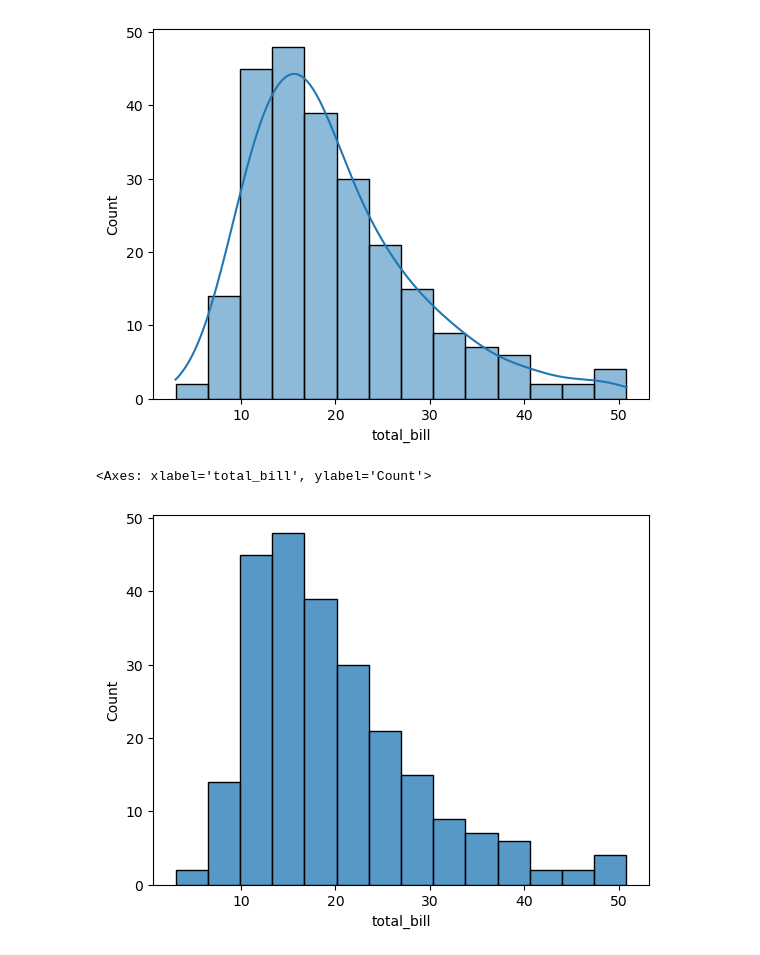
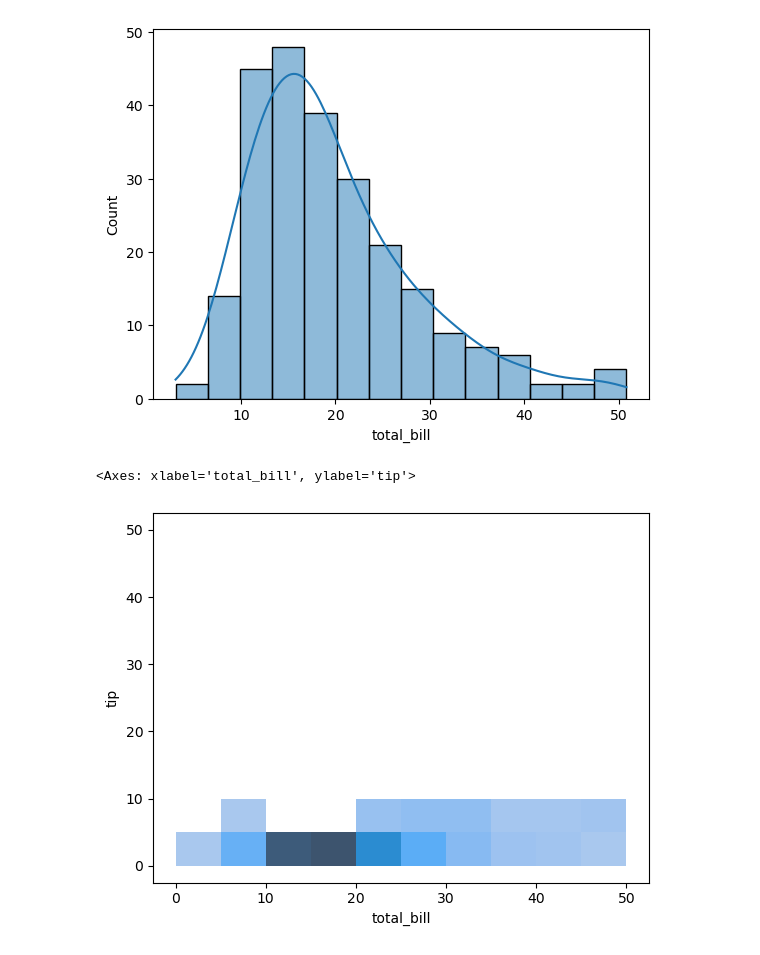
Before and after one commit to mdnaim2004/NOTE_ARCHIVE, a Jupyter notebook: seabron/seaborn.ipynb, the cells around one changed output. Saved outputs shown, nothing was run; the diff lists cells and outputs as text; code cells hidden in the pictures.

```diff
--- a/seabron/seaborn.ipynb
+++ b/seabron/seaborn.ipynb
@@ -76,7 +76,8 @@ sns.histplot(data=data, x='total_bill', kde=True)
 <Axes: xlabel='total_bill', ylabel='Count'>
 [figure]
 # %%
-sns.histplot(data=data, x='total_bill')
+bins=[0, 5, 10, 15, 20, 25, 30, 35, 40, 45, 50]
+sns.histplot(data=data, x='total_bill',y='tip', bins=bins)
 # %% [output]
-<Axes: xlabel='total_bill', ylabel='Count'>
+<Axes: xlabel='total_bill', ylabel='tip'>
-[figure, old version]
+[figure, new version]
```
Also changed, not shown: parts of 3 cells of this notebook.
